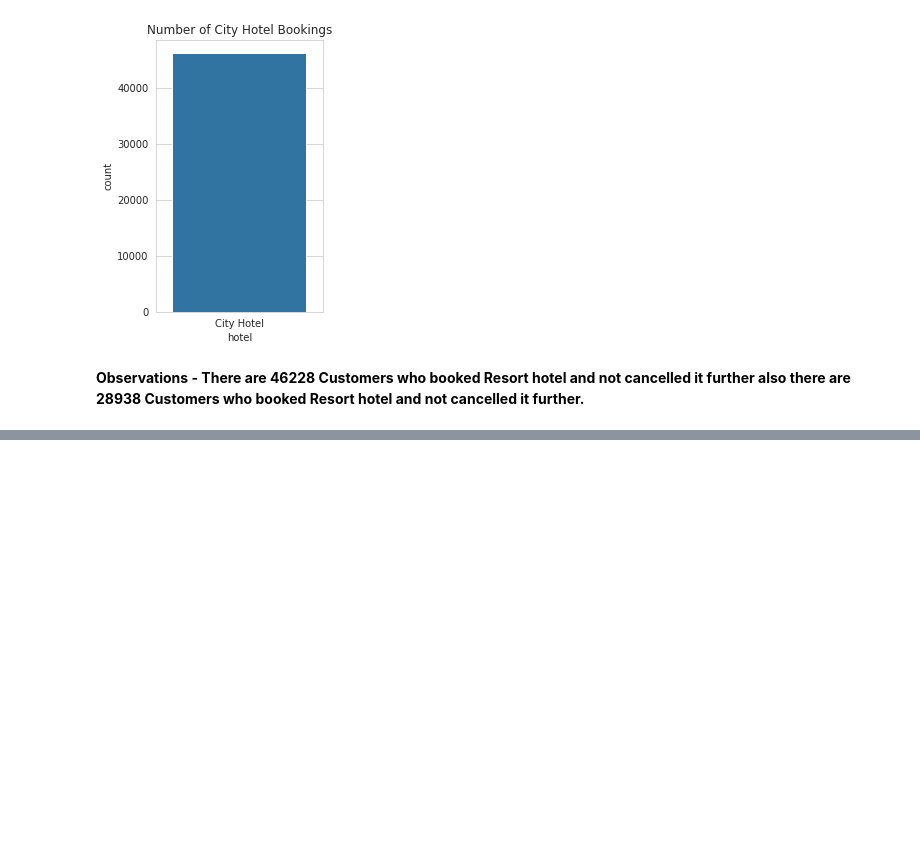
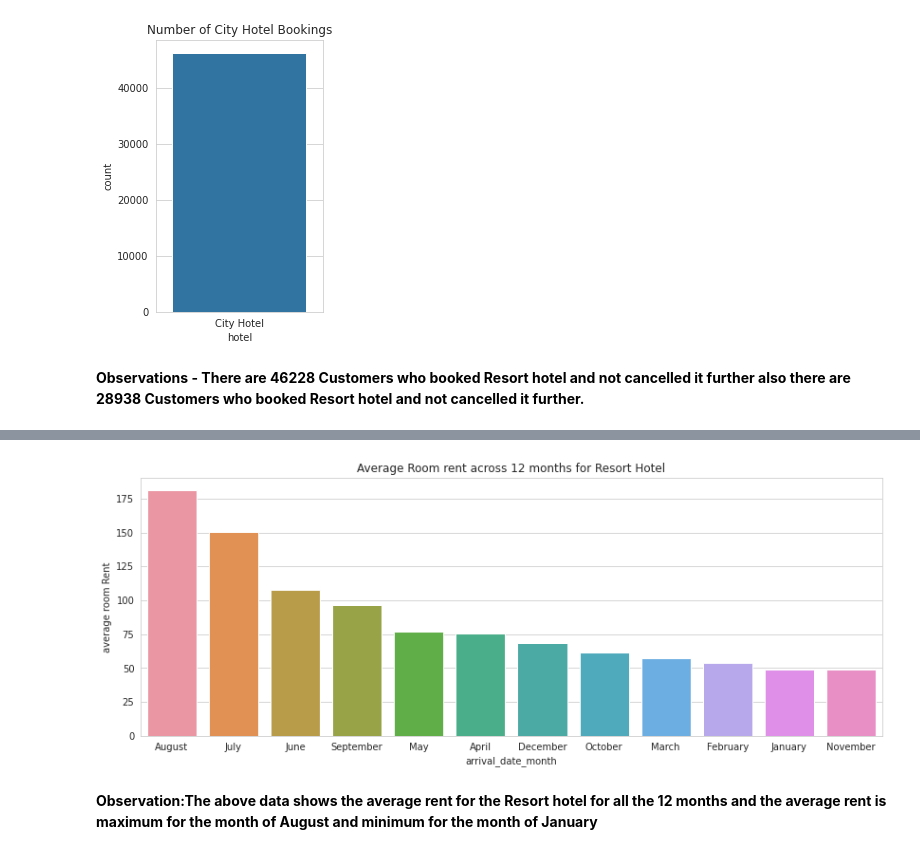
Before and after one commit to 1991Ab/Capstone-Project-1-Hotel-Booking-Analysis, a Jupyter notebook: Hotel_Booking_Analysis_EDA_Team_notebook.ipynb, the cells around one changed output, grey strips where cells are left out. Cells and saved outputs as stored; diff of their text form; code cells hidden in the pictures; blank space fills up the shorter version.

```diff
--- a/Hotel_Booking_Analysis_EDA_Team_notebook.ipynb
+++ b/Hotel_Booking_Analysis_EDA_Team_notebook.ipynb
@@ -550,0 +582,3 @@ Text(0.5, 1.0, 'Number of City Hotel Bookings')
+# %%
+resort_booking=df[(df['is_canceled'] == 0) & (df['hotel'] == 'Resort Hotel')]
+resort_booking.head(3)
@@ -550,0 +591,3 @@ Text(0.5, 1.0, 'Number of City Hotel Bookings')
+# %%
+average_rent_resort_hotel=resort_booking.groupby('arrival_date_month')['adr'].agg('mean').reset_index()
+average_rent_resort_hotel
@@ -550,0 +608,4 @@ Text(0.5, 1.0, 'Number of City Hotel Bookings')
+# %%
+#Changing the column name for easy understanding
+average_rent_resort_hotel=average_rent_resort_hotel.rename(columns={'adr':'average room Rent'})
+average_rent_resort_hotel.sort_values('average room Rent',ascending=False)
@@ -550,0 +626,10 @@ Text(0.5, 1.0, 'Number of City Hotel Bookings')
+# %%
+sns.set_style('whitegrid')
+plt.rcParams['font.size'] = 10
+plt.rcParams['figure.figsize'] = (14,5)
+sns.barplot(x = 'arrival_date_month', y = 'average room Rent', data =average_rent_resort_hotel , order = average_rent_resort_hotel.sort_values('average room Rent', ascending = False).arrival_date_month).set_title("Average Room rent across 12 months for Resort Hotel")
+plt.show()
+# %% [output]
+[figure, added]
+# %% [markdown]
+**Observation:The above data shows the average rent for the Resort hotel for all the 12 months and the average rent is maximum for the month of August and minimum for the month of January**
```
Also changed, not shown: parts of 29 cells of this notebook.
